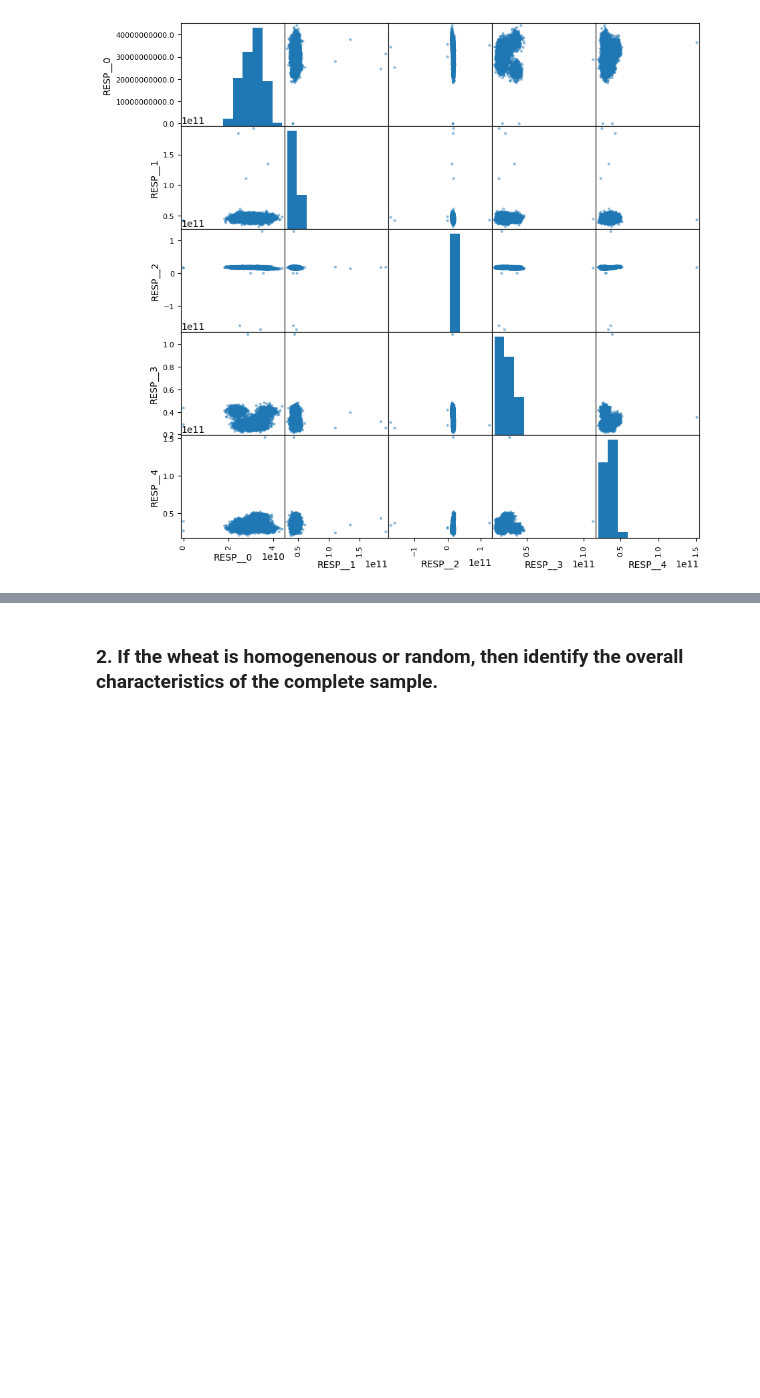
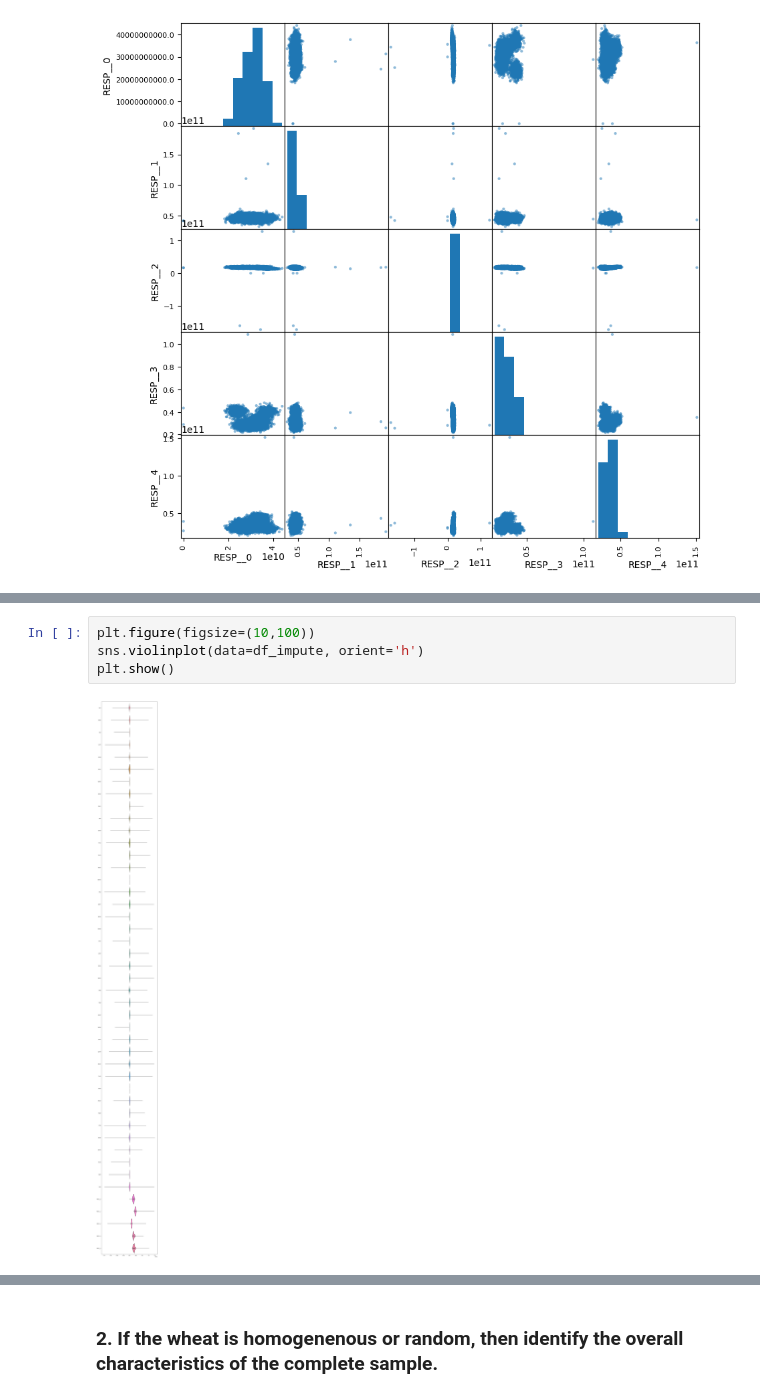
Before and after one commit to lao8n/oxford_classical_machine_learning, a Jupyter notebook: assignment/assignment.ipynb, the cells around one changed output, grey strips where cells are left out. Saved outputs shown, nothing was run; the diff lists cells and outputs as text; blank space fills up the shorter version.

Commit message:
remove outliers and show violin plots

```diff
--- a/assignment/assignment.ipynb
+++ b/assignment/assignment.ipynb
@@ -426,0 +429,6 @@ Although not definitive we have our first evidence that perhaps the data is not
+# %%
+plt.figure(figsize=(10,100))
+sns.violinplot(data=df_impute, orient='h')
+plt.show()
+# %% [output]
+[figure, added]
```
Also changed, not shown: parts of 12 cells of this notebook.
